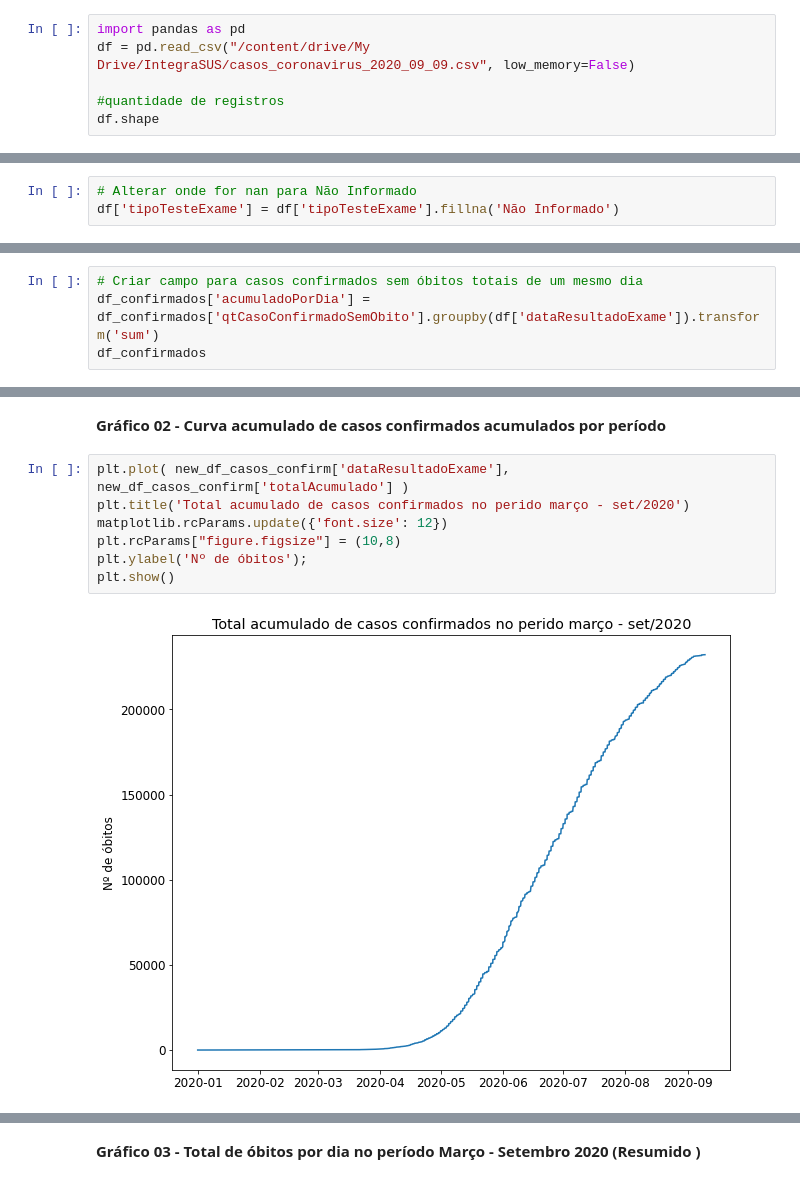
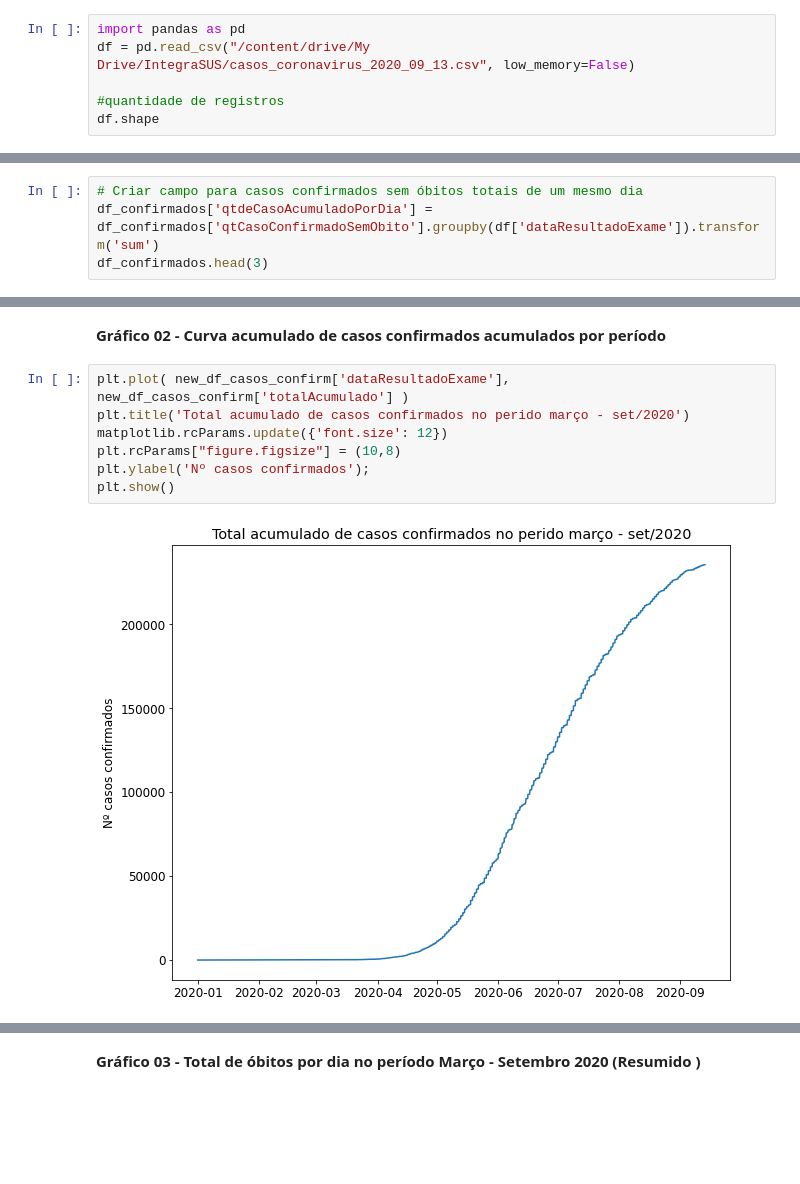
Before and after one commit to ominivac/analise_integraSUS, a Jupyter notebook: Analise_de_dados_do_IntegraSUS.ipynb, the cells around one changed output, grey strips where cells are left out. Saved outputs shown, nothing was run; the diff lists cells and outputs as text; blank space fills up the shorter version.

```diff
--- a/Analise_de_dados_do_IntegraSUS.ipynb
+++ b/Analise_de_dados_do_IntegraSUS.ipynb
@@ -14,7 +14,7 @@ import matplotlib.pyplot as plt
 import matplotlib
 # %%
 import pandas as pd
-df = pd.read_csv("/content/drive/My Drive/IntegraSUS/casos_coronavirus_2020_09_09.csv", low_memory=False)
+df = pd.read_csv("/content/drive/My Drive/IntegraSUS/casos_coronavirus_2020_09_13.csv", low_memory=False)
 
 #quantidade de registros
 df.shape
@@ -85,6 +77,3 @@ df['resultadoFinalExame'].unique().tolist()
-# %%
-# Alterar onde for nan para Não Informado
-df['tipoTesteExame'] = df['tipoTesteExame'].fillna('Não Informado')
 # %% [markdown]
 **Gerar nova coluna para faixa de idade**
 # %%
@@ -168,7 +120,7 @@ df_obitos.head(3)
 # %%
 # Criar campo para casos confirmados sem óbitos totais de um mesmo dia
-df_confirmados['acumuladoPorDia'] = df_confirmados['qtCasoConfirmadoSemObito'].groupby(df['dataResultadoExame']).transform('sum')
-df_confirmados
+df_confirmados['qtdeCasoAcumuladoPorDia'] = df_confirmados['qtCasoConfirmadoSemObito'].groupby(df['dataResultadoExame']).transform('sum')
+df_confirmados.head(3)
 # %% [output]
 A value is trying to be set on a copy of a slice from a DataFrame.
 Try using .loc[row_indexer,col_indexer] = value instead
@@ -266,10 +256,10 @@ plt.show()
 # %%
 plt.plot( new_df_casos_confirm['dataResultadoExame'], new_df_casos_confirm['totalAcumulado'] )
 plt.title('Total acumulado de casos confirmados no perido março - set/2020')
 matplotlib.rcParams.update({'font.size': 12})
 plt.rcParams["figure.figsize"] = (10,8)
-plt.ylabel('Nº de óbitos');
+plt.ylabel('Nº casos confirmados');
 plt.show()
 # %% [output]
-[figure, old version]
+[figure, new version]
 # %%
```
Also changed, not shown: parts of 82 cells of this notebook.
